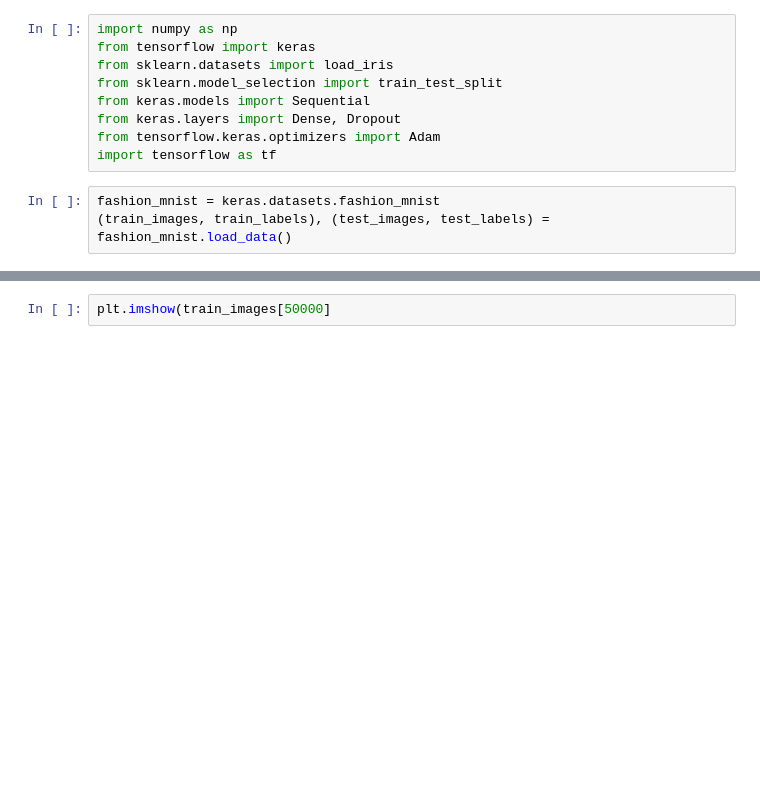
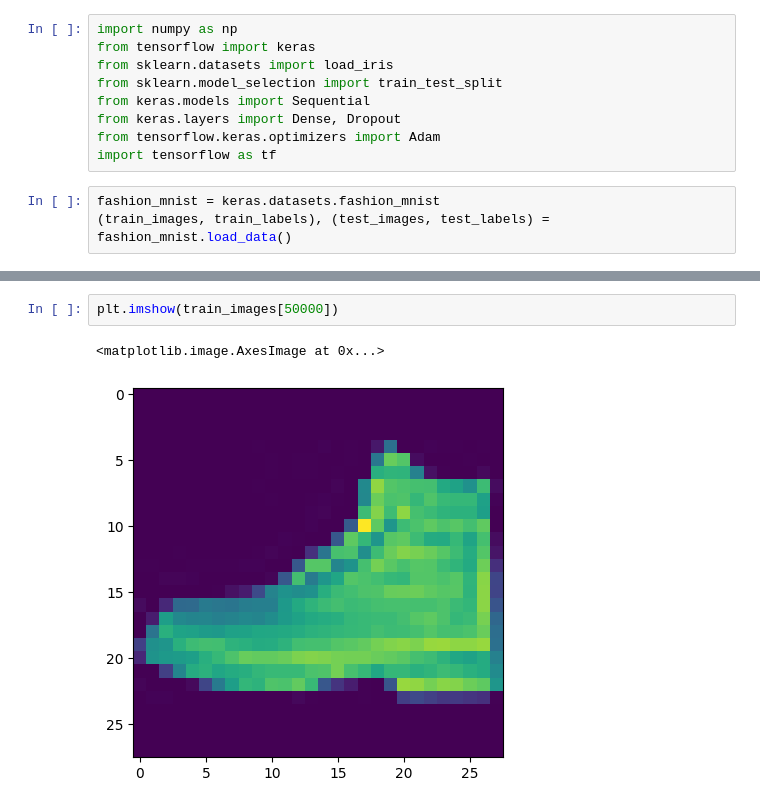
Before and after one commit to a-p-hadi/deeplearning-tensorflow2-notebooks, a Jupyter notebook: homework/ex1-mlp-iris.ipynb, the cells around one changed output, grey strips where cells are left out. Saved outputs shown, nothing was run; the diff lists cells and outputs as text; blank space fills up the shorter version.

```diff
--- a/homework/ex1-mlp-iris.ipynb
+++ b/homework/ex1-mlp-iris.ipynb
@@ -229,4 +248,7 @@ plt.imshow(train_images[27000])
 # %%
-plt.imshow(train_images[50000]
+plt.imshow(train_images[50000])
+# %% [output]
+<matplotlib.image.AxesImage at 0x...>
+[figure, added]
 # %%
 print(train_labels[50000])
```
Also changed, not shown: parts of 17 cells of this notebook, 2 other files.
